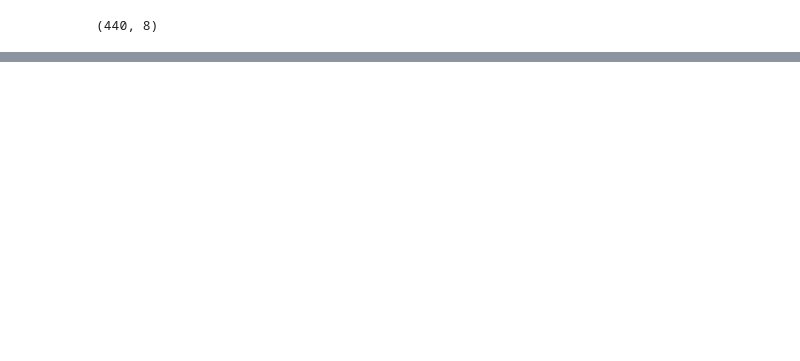
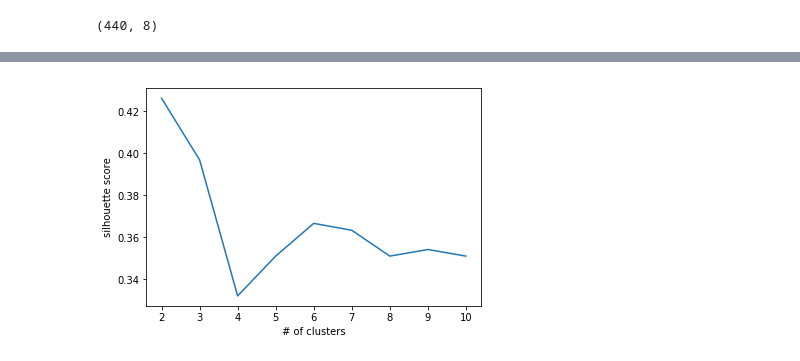
Before and after one commit to armut/Wholesale-Customers-Analysis, a Jupyter notebook: Wholesale Customers Analysis.ipynb, the cells around one changed output, grey strips where cells are left out. Cells and saved outputs as stored; diff of their text form; code cells hidden in the pictures; blank space fills up the shorter version.

```diff
--- a/Wholesale Customers Analysis.ipynb
+++ b/Wholesale Customers Analysis.ipynb
@@ -39,0 +143,7 @@ plt.show()
+# %%
+plt.plot([i for i in range(2, 11)], silhouette_scores)
+plt.xlabel('# of clusters')
+plt.ylabel('silhouette score')
+plt.show()
+# %% [output]
+[figure, added]
```
Also changed, not shown: parts of 18 cells of this notebook.
